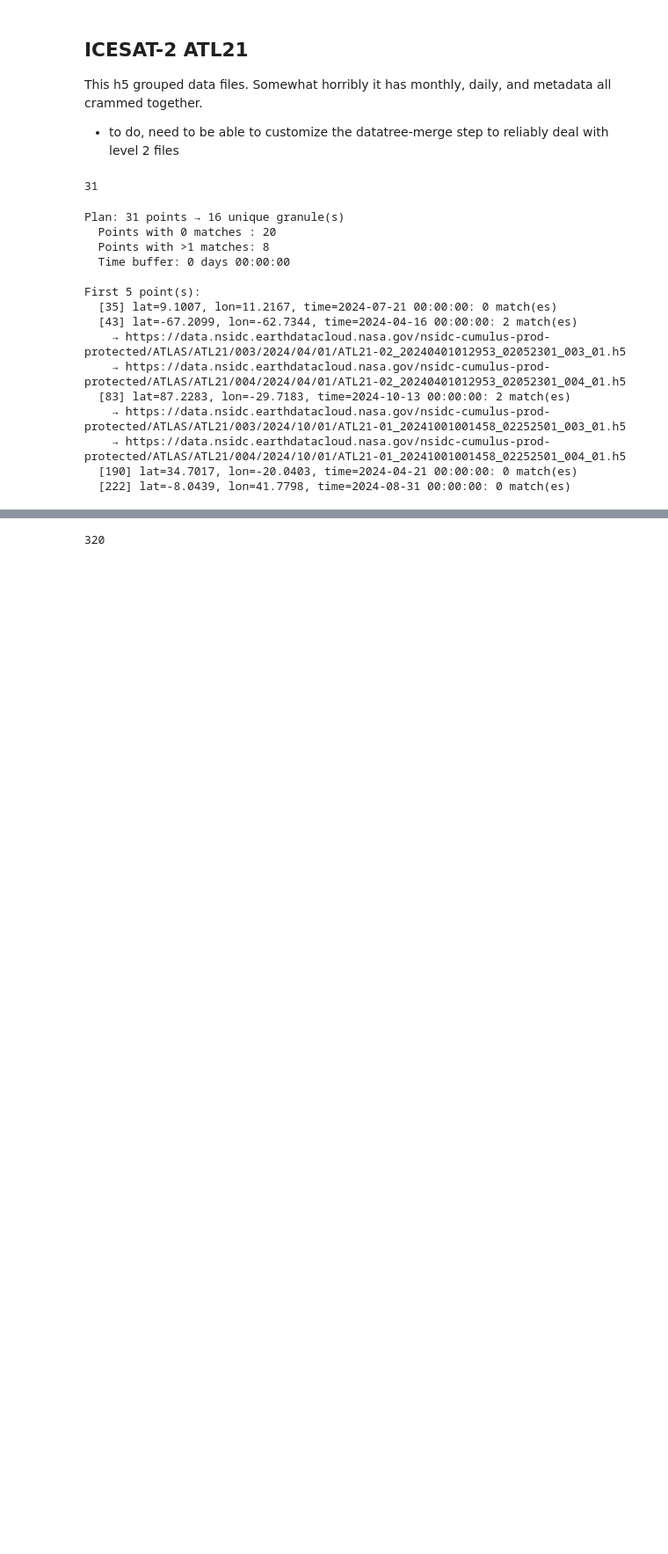
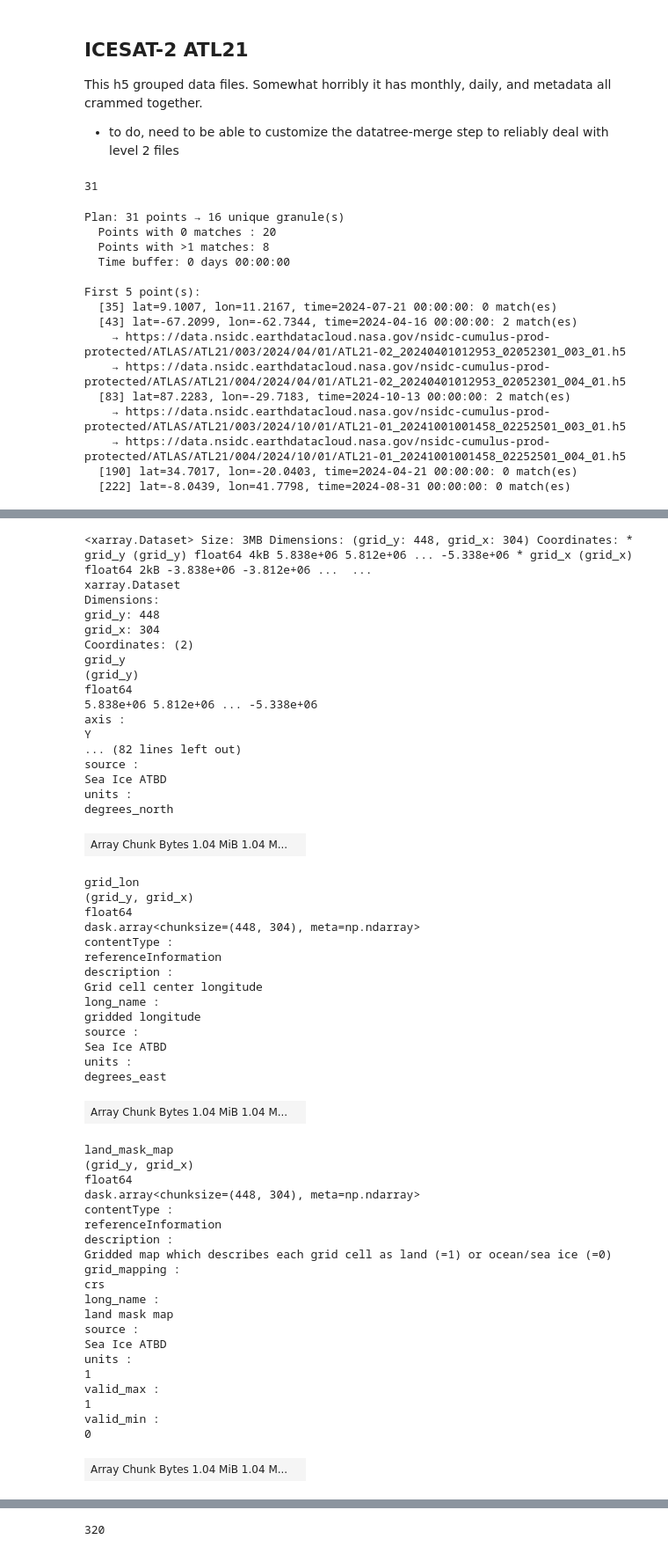
Before and after one commit to fish-pace/point-collocation, a Jupyter notebook: examples/docs_4_more_products.ipynb, the cells around one changed output, grey strips where cells are left out. Shown at 88% size. Saved outputs shown, nothing was run; the diff lists cells and outputs as text; code cells hidden in the pictures; blank space fills up the shorter version.

```diff
--- a/examples/docs_4_more_products.ipynb
+++ b/examples/docs_4_more_products.ipynb
@@ -105,0 +139,4 @@ Wall time: 44 s
+# %%
+%%time
+plan.open_dataset(plan[0], open_method="dataset")
+# %% [output]
@@ -105,0 +145,54 @@ Wall time: 44 s
+<xarray.Dataset> Size: 3MB Dimensions: (grid_y: 448, grid_x: 304) Coordinates: * grid_y (grid_y) float64 4kB 5.838e+06 5.812e+06 ... -5.338e+06 * grid_x (grid_x) float64 2kB -3.838e+06 -3.812e+06 ...  ...
+xarray.Dataset
+Dimensions:
+grid_y: 448
+grid_x: 304
+Coordinates: (2)
+grid_y
+(grid_y)
+float64
+5.838e+06 5.812e+06 ... -5.338e+06
+axis :
+Y
+... (82 lines left out)
+source :
+Sea Ice ATBD
+units :
+degrees_north
+| Array Chunk Bytes 1.04 MiB 1.04 M... |  |
+grid_lon
+(grid_y, grid_x)
+float64
+dask.array<chunksize=(448, 304), meta=np.ndarray>
+contentType :
+referenceInformation
+description :
+Grid cell center longitude
+long_name :
+gridded longitude
+source :
+Sea Ice ATBD
+units :
+degrees_east
+| Array Chunk Bytes 1.04 MiB 1.04 M... |  |
+land_mask_map
+(grid_y, grid_x)
+float64
+dask.array<chunksize=(448, 304), meta=np.ndarray>
+contentType :
+referenceInformation
+description :
+Gridded map which describes each grid cell as land (=1) or ocean/sea ice (=0)
+grid_mapping :
+crs
+long_name :
+land mask map
+source :
+Sea Ice ATBD
+units :
+1
+valid_max :
+1
+valid_min :
+0
+| Array Chunk Bytes 1.04 MiB 1.04 M... |  |
```
Also changed, not shown: parts of 7 cells of this notebook.
